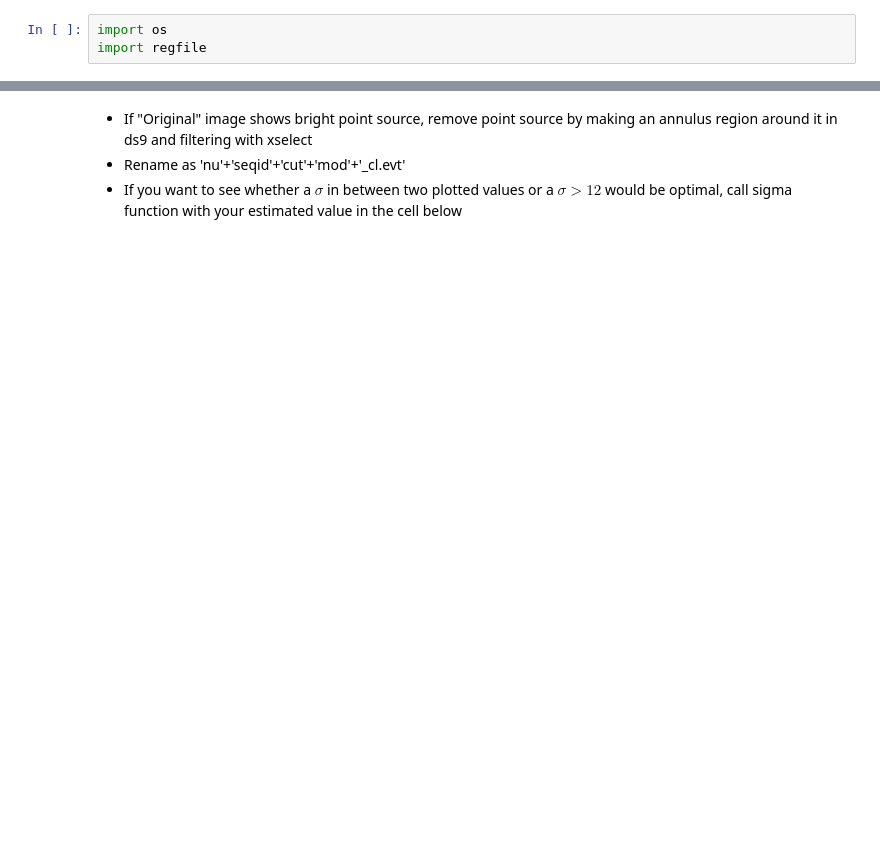
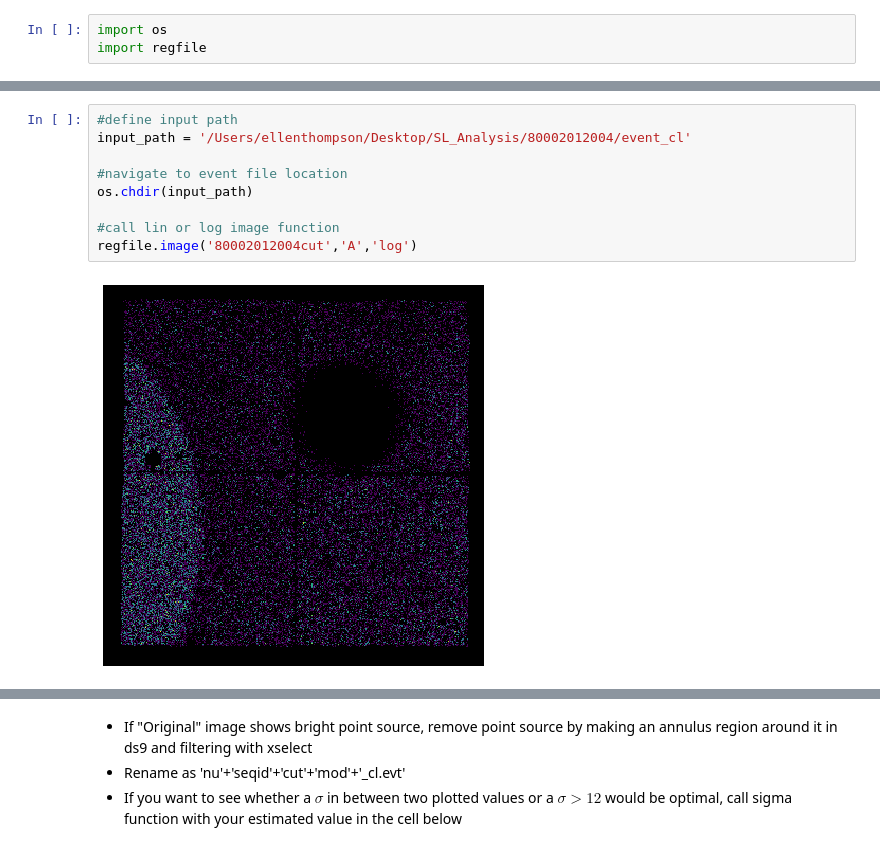
Before and after one commit to ellen-thompson/region-generation, a Jupyter notebook: RegFileWrapperExample.ipynb, the cells around one changed output, grey strips where cells are left out. Cells and saved outputs as stored; diff of their text form; blank space fills up the shorter version.

Commit message:
added check region call and point source removal markdown

```diff
--- a/RegFileWrapperExample.ipynb
+++ b/RegFileWrapperExample.ipynb
@@ -3,0 +10,11 @@ import regfile
+# %%
+#define input path
+input_path = '/Users/ellenthompson/Desktop/SL_Analysis/80002012004/event_cl'
+
+#navigate to event file location
+os.chdir(input_path)
+
+#call lin or log image function
+regfile.image('80002012004cut','A','log')
+# %% [output]
+[figure, added]
```
Also changed, not shown: parts of 10 cells of this notebook.
